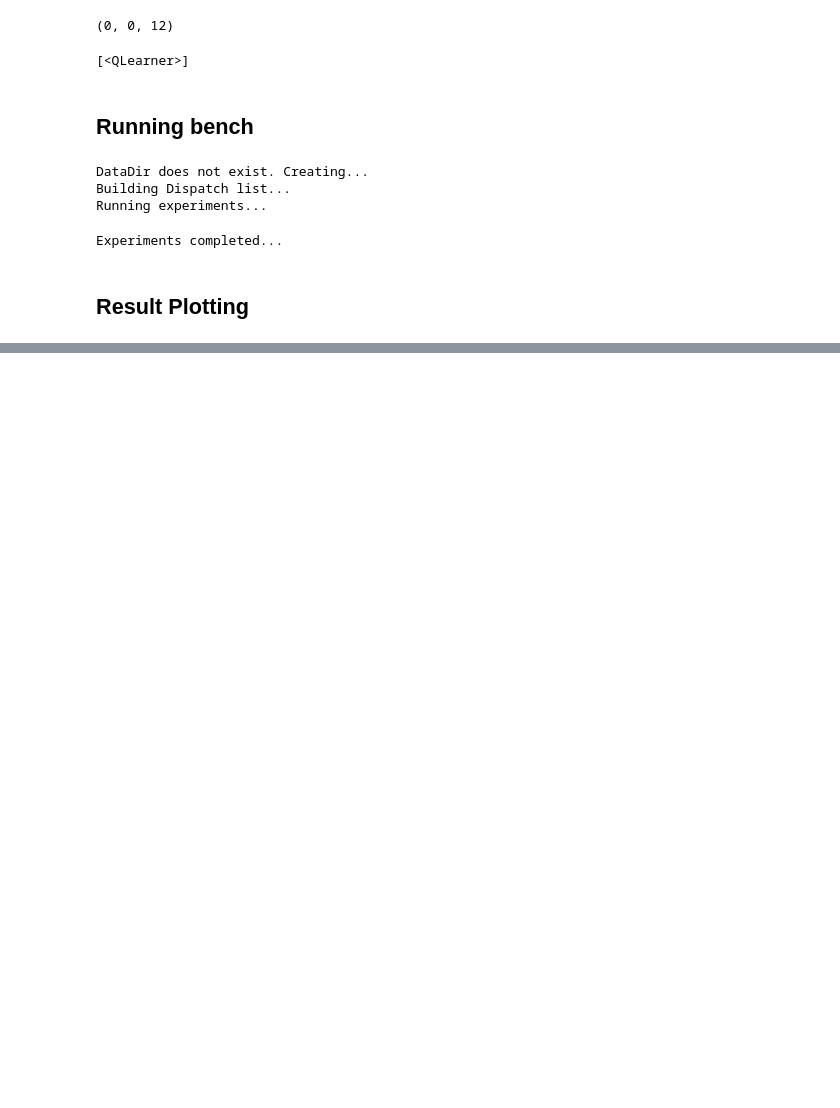
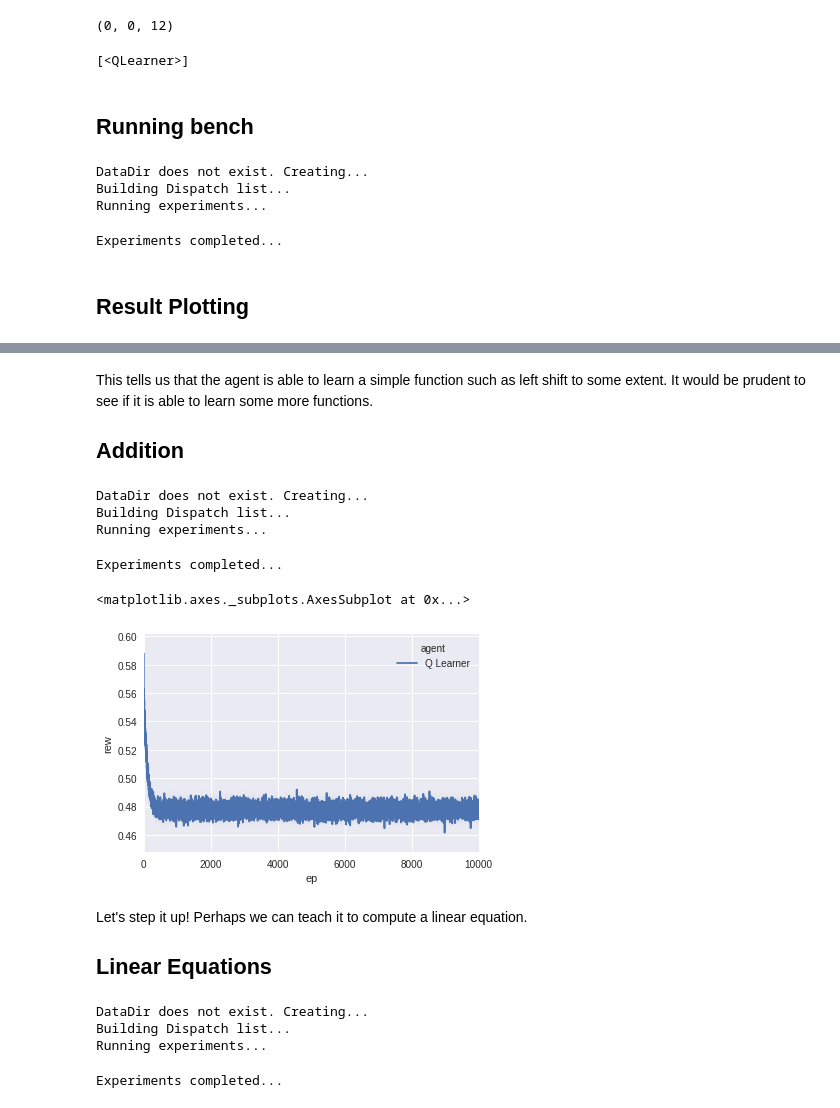
Before and after one commit to theSage21/notebooks, a Jupyter notebook: books/Turing-Learner.ipynb, the cells around one changed output, grey strips where cells are left out. Saved outputs shown, nothing was run; the diff lists cells and outputs as text; code cells hidden in the pictures; blank space fills up the shorter version.

Commit message:
learning multiple layers of abstraction

```diff
--- a/books/Turing-Learner.ipynb
+++ b/books/Turing-Learner.ipynb
@@ -104,2 +105,6 @@ sns.tsplot(data, time='ep', value='rew', unit='trial', condition='agent', ci=95)
 # %%
 !rm -rf DataDir/
+# %% [markdown]
+This tells us that the agent is able to learn a simple function such as left shift to some extent. It would be prudent to see if it is able to learn some more functions.
+
+## Addition
@@ -105,0 +125,28 @@ sns.tsplot(data, time='ep', value='rew', unit='trial', condition='agent', ci=95)
+# %%
+paths = benchmark(agent_list, world_list, 10000, None, 2000)
+# %% [output]
+DataDir does not exist. Creating...
+Building Dispatch list...
+Running experiments...
+Experiments completed...
+# %%
+paths = ['DataDir/'+i for i in os.listdir('DataDir/')]
+data = []
+for p in tqdm(paths, leave=False):
+    with open(p, 'r') as fl:
+        da = ujson.load(fl)
+
+        x = [(None, 'Monte' in d[1], None, int(d[3]), float(d[4]), int(d[5]))
+             for d in da]
+        data.extend(x)
+data = pd.DataFrame(data, columns=['runid', 'agent', 'world', 'ep', 'rew', 'trial'])
+data.agent = 'Q Learner'
+# %%
+sns.tsplot(data, time='ep', value='rew', unit='trial', condition='agent', ci=95)
+# %% [output]
+<matplotlib.axes._subplots.AxesSubplot at 0x...>
+[figure, added]
+# %% [markdown]
+Let's step it up! Perhaps we can teach it to compute a linear equation.
+
+## Linear Equations
@@ -105,0 +155,15 @@ sns.tsplot(data, time='ep', value='rew', unit='trial', condition='agent', ci=95)
+# %%
+def linear_eqn():
+    m, x, c = int(random.random()*100), int(random.random()*100),  int(random.random()*100)
+    y = m*x + c
+    inp = '|'.join([bin(m)[2:], bin(x)[2:], bin(c)[2:]])
+    out = bin(y)[2:].zfill(len(inp))
+    return inp, out
+
+world_list = [TuringWorld(linear_eqn)]
+paths = benchmark(agent_list, world_list, 10000, None, 2000)
+# %% [output]
+DataDir does not exist. Creating...
+Building Dispatch list...
+Running experiments...
+Experiments completed...
```
Also changed, not shown: parts of 15 cells of this notebook.
